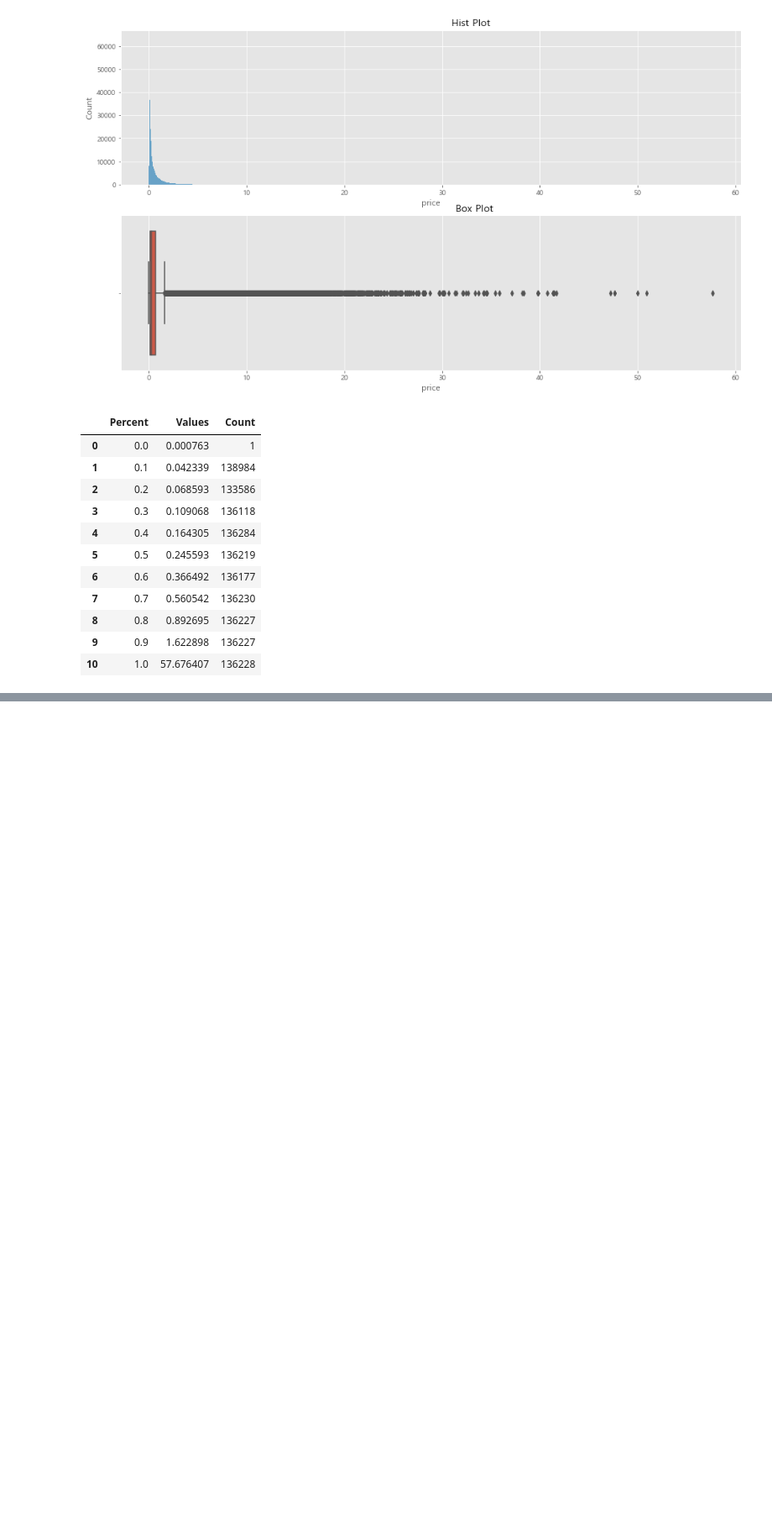
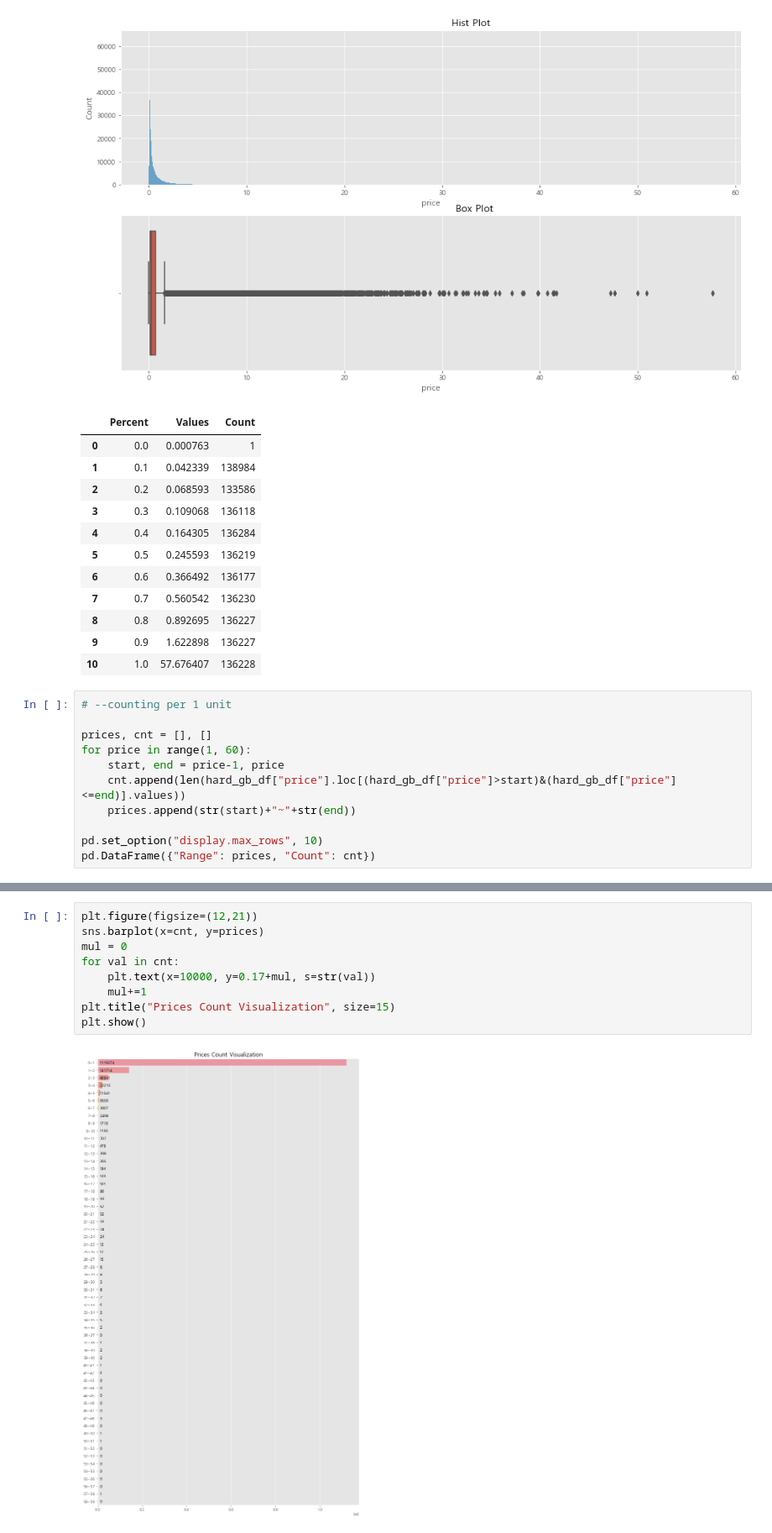
Before and after one commit to woodol/HM_Recomendation, a Jupyter notebook: 1_Preprocessing/grouping_prod_type.ipynb, the cells around one changed output, grey strips where cells are left out. Shown at 84% size. Drawn from its saved outputs; the diff is of its cells as text; blank space fills up the shorter version.

```diff
--- a/1_Preprocessing/grouping_prod_type.ipynb
+++ b/1_Preprocessing/grouping_prod_type.ipynb
@@ -248,3 +248,14 @@ pd.DataFrame(data={"Percent" : idx,"Values" : qnt, "Count" : cnt})
 | 8 | 0.8 | 0.892695 | 136227 |
 | 9 | 0.9 | 1.622898 | 136227 |
 | 10 | 1.0 | 57.676407 | 136228 |
+# %%
+# --counting per 1 unit
+
+prices, cnt = [], []
+for price in range(1, 60):
+    start, end = price-1, price
+    cnt.append(len(hard_gb_df["price"].loc[(hard_gb_df["price"]>start)&(hard_gb_df["price"]<=end)].values))
+    prices.append(str(start)+"~"+str(end))
+
+pd.set_option("display.max_rows", 10)
+pd.DataFrame({"Range": prices, "Count": cnt})
@@ -250,0 +276,11 @@ pd.DataFrame(data={"Percent" : idx,"Values" : qnt, "Count" : cnt})
+# %%
+plt.figure(figsize=(12,21))
+sns.barplot(x=cnt, y=prices)
+mul = 0
+for val in cnt:
+    plt.text(x=10000, y=0.17+mul, s=str(val))
+    mul+=1
+plt.title("Prices Count Visualization", size=15)
+plt.show()
+# %% [output]
+[figure, added]
```
Also changed, not shown: parts of 2 cells of this notebook.
